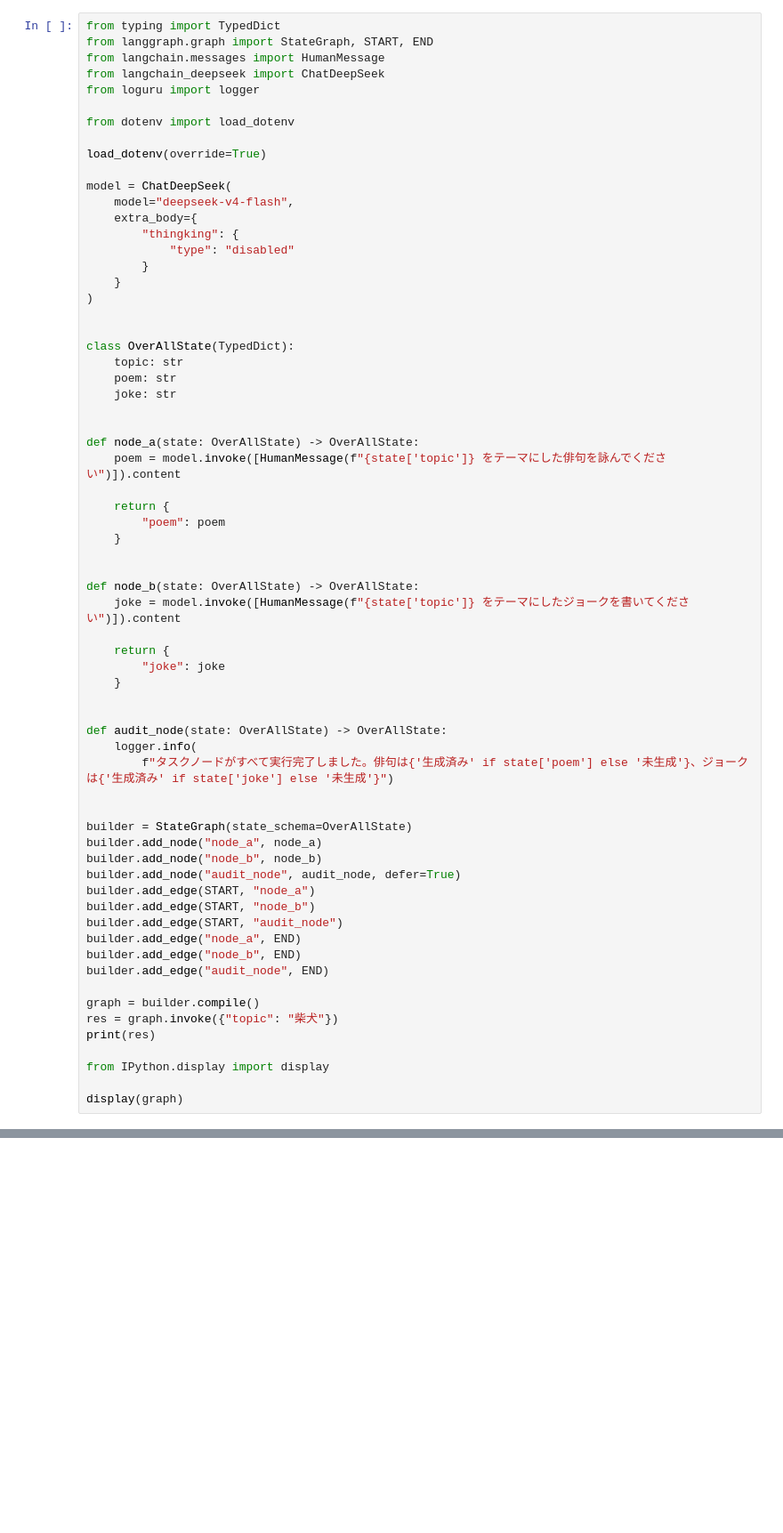
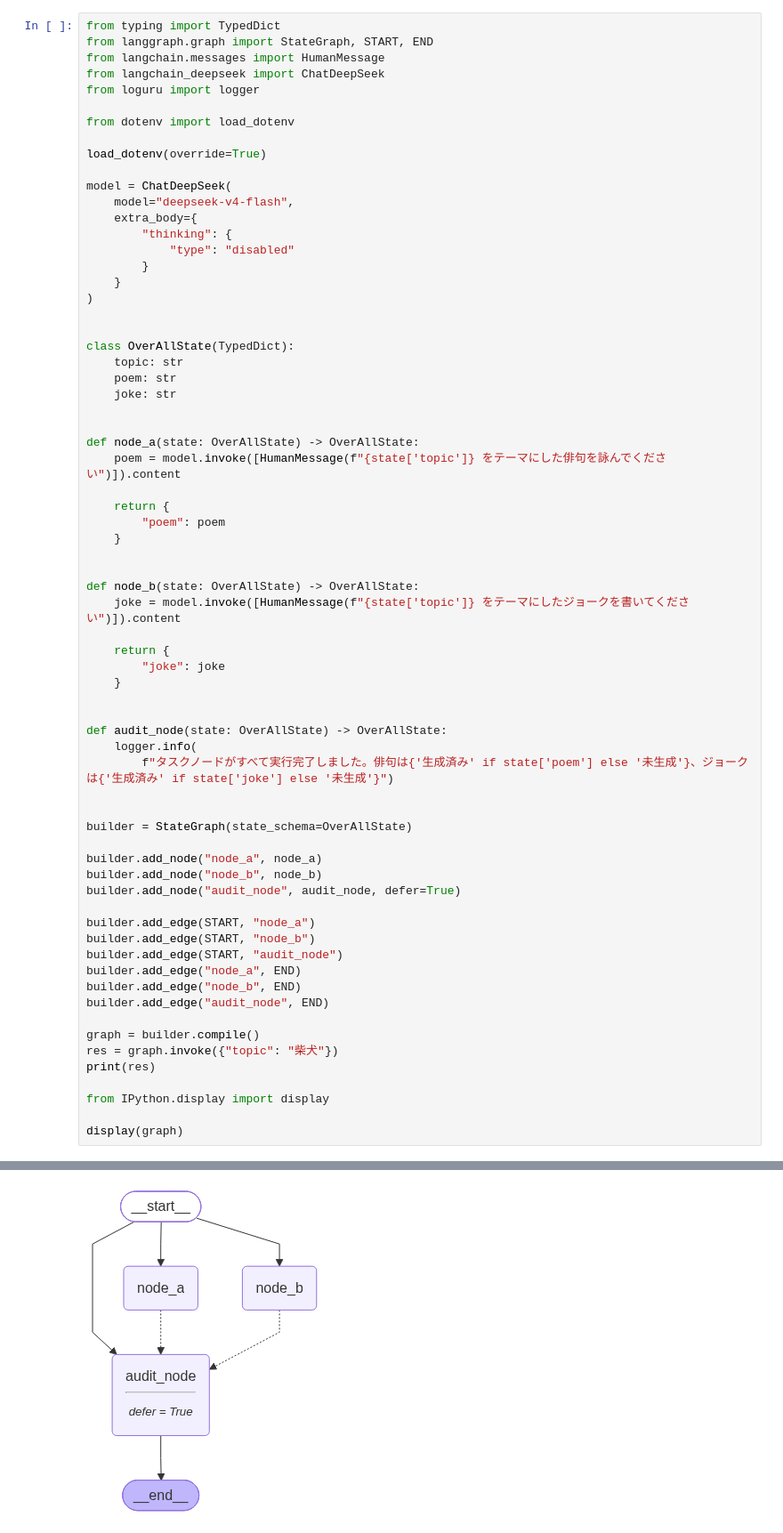
Before and after one commit to findmouse/AI-practice, a Jupyter notebook: langgraph1.1/chapter02/06_path_map2.ipynb, the cells around one changed output, grey strips where cells are left out. Shown at 89% size. Cells and saved outputs as stored; diff of their text form; blank space fills up the shorter version.

```diff
--- a/langgraph1.1/chapter02/06_path_map2.ipynb
+++ b/langgraph1.1/chapter02/06_path_map2.ipynb
@@ -97,7 +133,7 @@ load_dotenv(override=True)
 model = ChatDeepSeek(
     model="deepseek-v4-flash",
     extra_body={
-        "thingking": {
+        "thinking": {
             "type": "disabled"
         }
     }
@@ -132,9 +168,11 @@ def audit_node(state: OverAllState) -> OverAllState:
 
 
 builder = StateGraph(state_schema=OverAllState)
+
 builder.add_node("node_a", node_a)
 builder.add_node("node_b", node_b)
 builder.add_node("audit_node", audit_node, defer=True)
+
 builder.add_edge(START, "node_a")
 builder.add_edge(START, "node_b")
 builder.add_edge(START, "audit_node")
@@ -149,3 +187,4 @@ print(res)
 from IPython.display import display
 
 display(graph)
+# %% [output]
@@ -151,0 +209 @@ display(graph)
+[figure, added]
```
Also changed, not shown: parts of 2 cells of this notebook, 27 other files.
